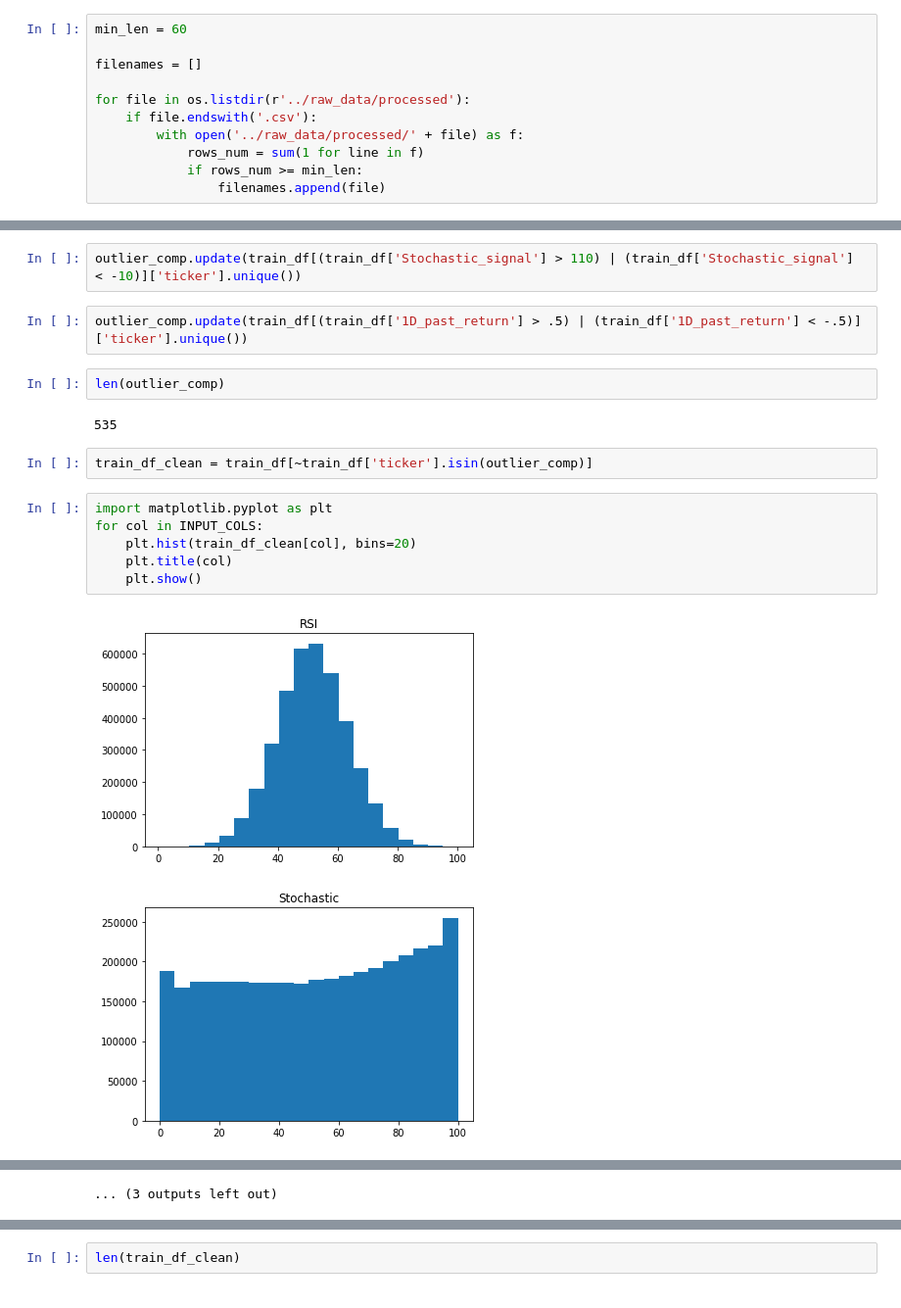
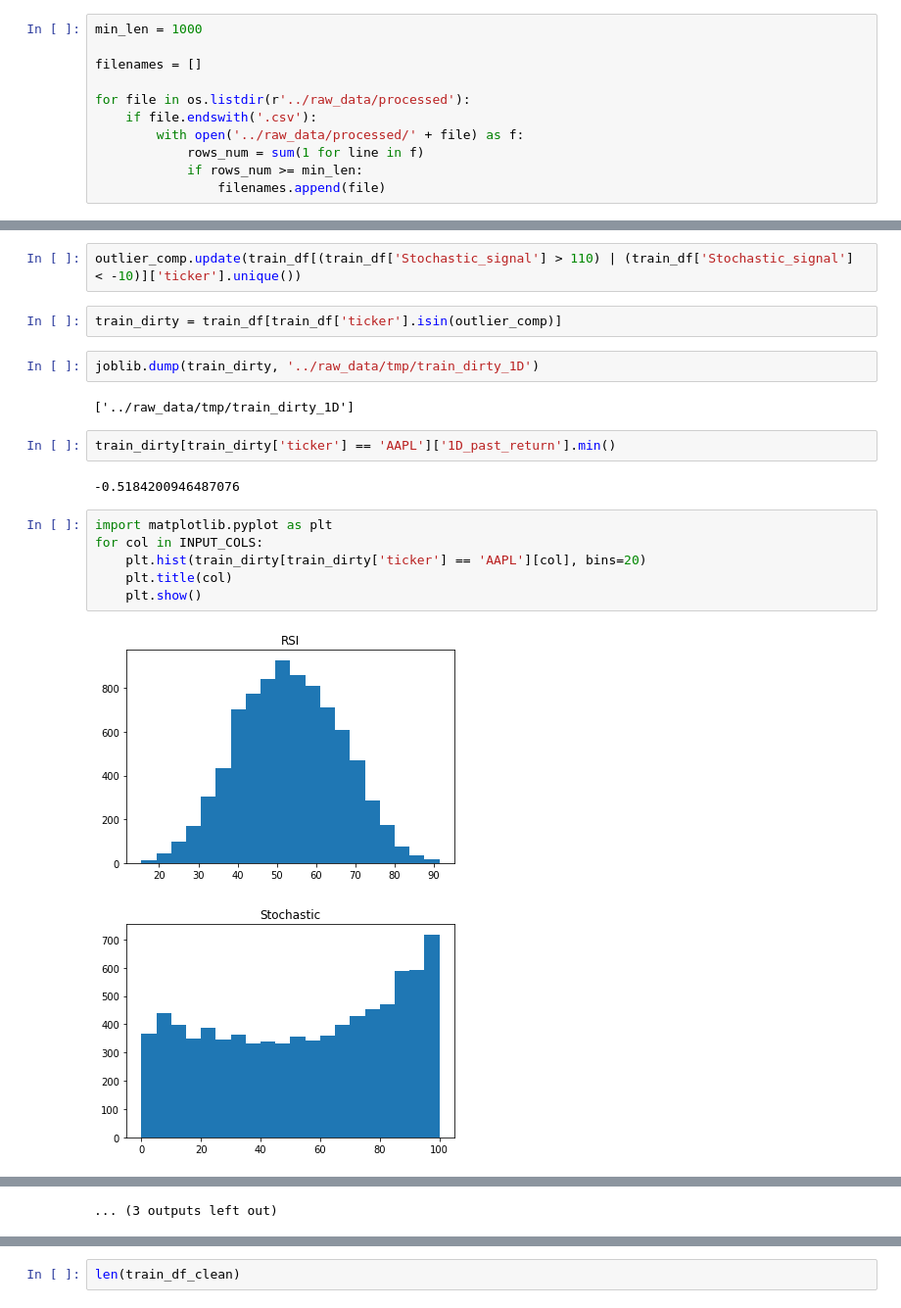
Before and after one commit to marcin-sobocinski/mlchartist, a Jupyter notebook: notebooks/outliers_removal.ipynb, the cells around one changed output, grey strips where cells are left out. Shown: that part at 98% size. Saved outputs shown, nothing was run; the diff lists cells and outputs as text.

```diff
--- a/notebooks/outliers_removal.ipynb
+++ b/notebooks/outliers_removal.ipynb
@@ -7,7 +7,7 @@ import random
 from mlchartist.array_builder import build_arrays
 from sklearn.preprocessing import StandardScaler, MinMaxScaler, RobustScaler
 # %%
-min_len = 60
+min_len = 1000
 
 filenames = []
 
@@ -69,20 +107,22 @@ outlier_comp.update(train_df[train_df['ATR'] > 100]['ticker'].unique())
 outlier_comp.update(train_df[(train_df['Stochastic'] > 100) | (train_df['Stochastic'] < 0)]['ticker'].unique())
 # %%
 outlier_comp.update(train_df[(train_df['Stochastic_signal'] > 110) | (train_df['Stochastic_signal'] < -10)]['ticker'].unique())
-# %%
-outlier_comp.update(train_df[(train_df['1D_past_return'] > .5) | (train_df['1D_past_return'] < -.5)]['ticker'].unique())
-# %%
-len(outlier_comp)
-# %% [output]
-535
 # %%
-train_df_clean = train_df[~train_df['ticker'].isin(outlier_comp)]
+train_dirty = train_df[train_df['ticker'].isin(outlier_comp)]
+# %%
+joblib.dump(train_dirty, '../raw_data/tmp/train_dirty_1D')
+# %% [output]
+['../raw_data/tmp/train_dirty_1D']
+# %%
+train_dirty[train_dirty['ticker'] == 'AAPL']['1D_past_return'].min()
+# %% [output]
+-0.5184200946487076
 # %%
 import matplotlib.pyplot as plt
 for col in INPUT_COLS:
-    plt.hist(train_df_clean[col], bins=20)
+    plt.hist(train_dirty[train_dirty['ticker'] == 'AAPL'][col], bins=20)
     plt.title(col)
     plt.show()
 # %% [output]
-[figure, old version]
+[figure, new version]
-[figure, old version]
+[figure, new version]
```
Also changed, not shown: parts of 12 cells of this notebook, 1 other file.
